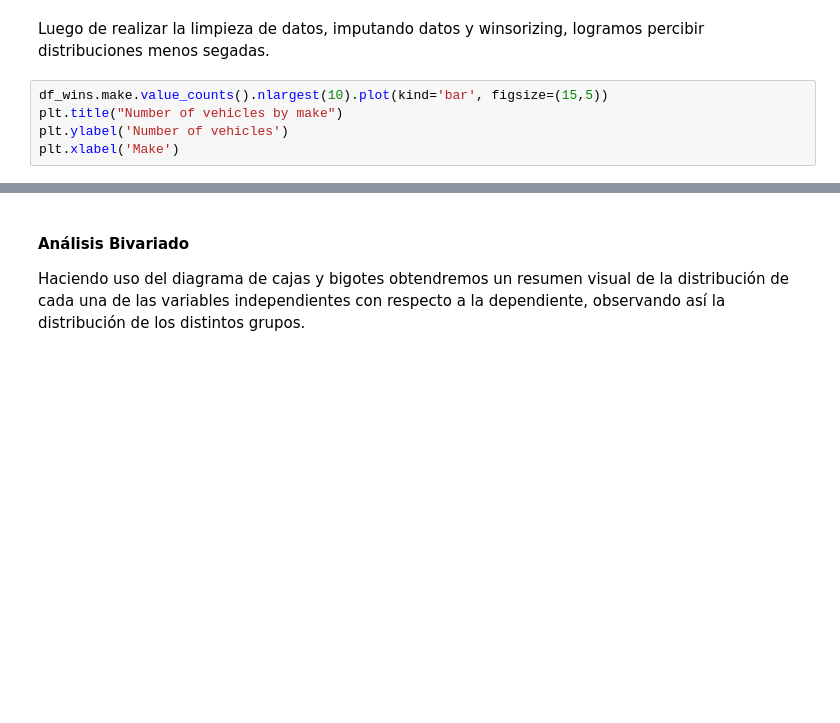
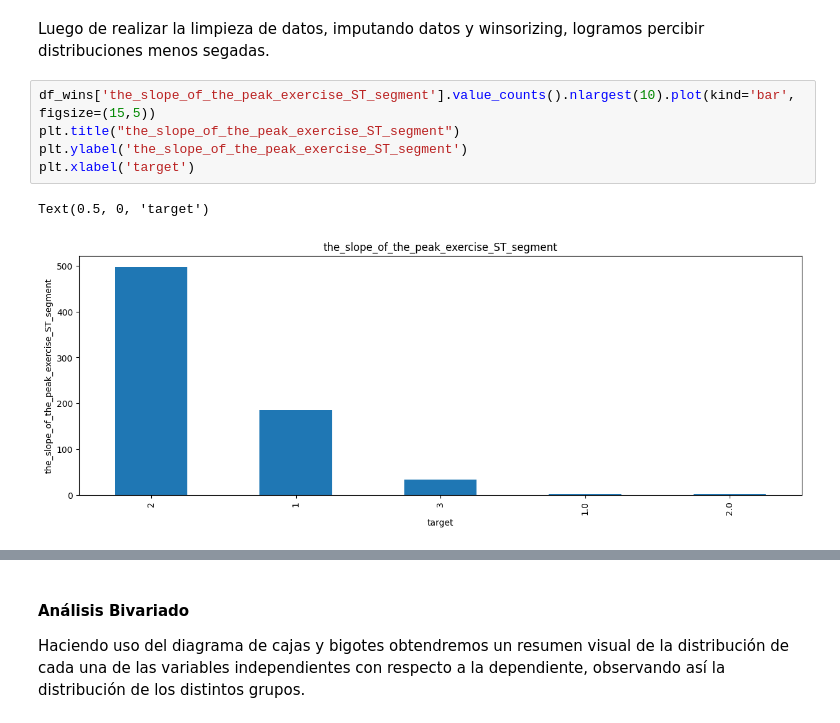
Before and after one commit to Daniel1martinez2/heart_project, a Jupyter notebook: heart_project.ipynb, the cells around one changed output, grey strips where cells are left out. Saved outputs shown, nothing was run; the diff lists cells and outputs as text; blank space fills up the shorter version.

```diff
--- a/heart_project.ipynb
+++ b/heart_project.ipynb
@@ -557,8 +606,11 @@ visualize_distributions(df_wins)
 # %% [markdown]
 Luego de realizar la limpieza de datos, imputando datos y winsorizing, logramos percibir distribuciones menos segadas.
 # %%
-df_wins.make.value_counts().nlargest(10).plot(kind='bar', figsize=(15,5))
-plt.title("Number of vehicles by make")
-plt.ylabel('Number of vehicles')
-plt.xlabel('Make')
+df_wins['the_slope_of_the_peak_exercise_ST_segment'].value_counts().nlargest(10).plot(kind='bar', figsize=(15,5))
+plt.title("the_slope_of_the_peak_exercise_ST_segment")
+plt.ylabel('the_slope_of_the_peak_exercise_ST_segment')
+plt.xlabel('target')
+# %% [output]
+Text(0.5, 0, 'target')
+[figure, added]
 # %%
```
Also changed, not shown: parts of 66 cells of this notebook, 57 other files.
